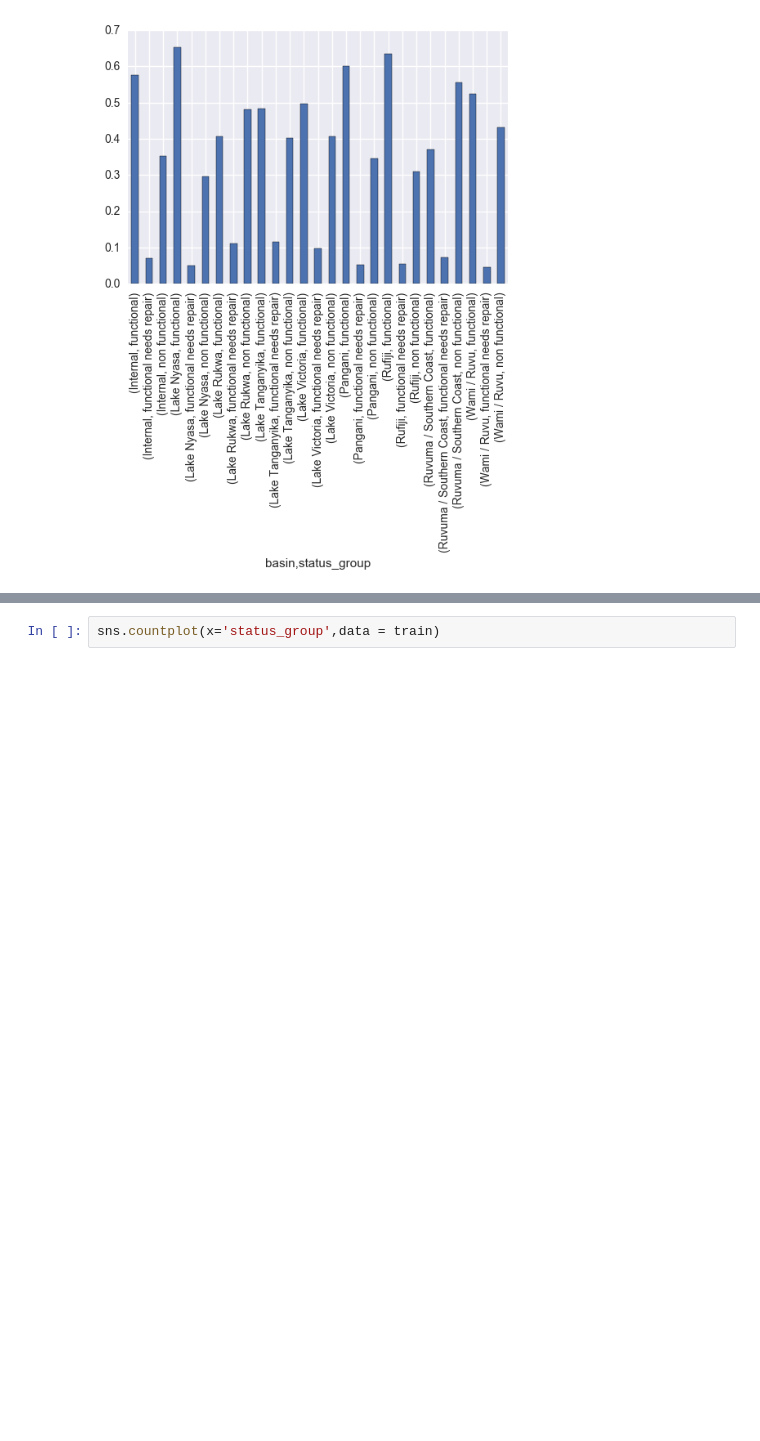
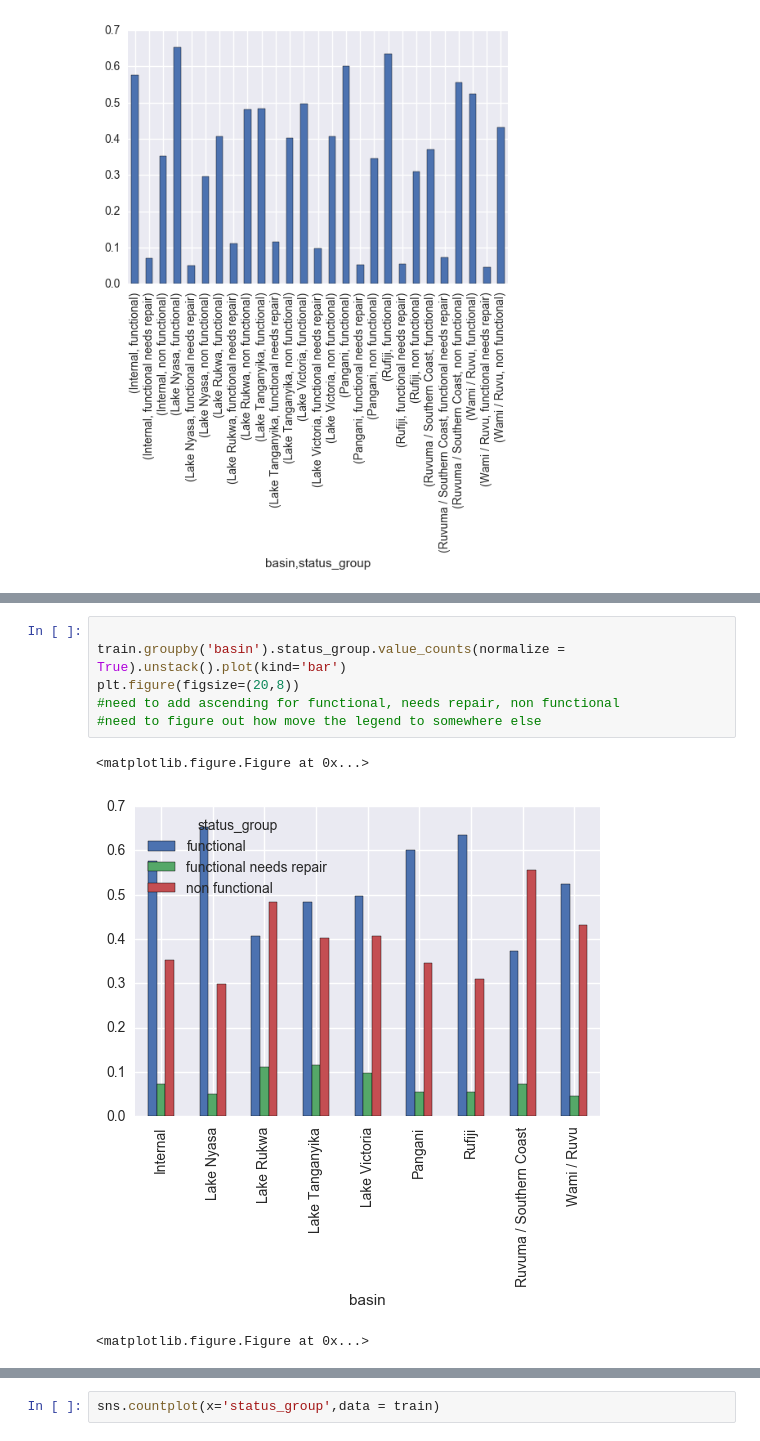
Before and after one commit to JohnErnestBonanno/WaterPump, a Jupyter notebook: Cleaning_WaterPump.ipynb, the cells around one changed output, grey strips where cells are left out. Saved outputs shown, nothing was run; the diff lists cells and outputs as text; blank space fills up the shorter version.

```diff
--- a/Cleaning_WaterPump.ipynb
+++ b/Cleaning_WaterPump.ipynb
@@ -149,0 +189,10 @@ train.groupby('basin').status_group.value_counts(normalize = True,sort=False).pl
+# %%
+
+train.groupby('basin').status_group.value_counts(normalize = True).unstack().plot(kind='bar')
+plt.figure(figsize=(20,8))
+#need to add ascending for functional, needs repair, non functional
+#need to figure out how move the legend to somewhere else
+# %% [output]
+<matplotlib.figure.Figure at 0x...>
+[figure, added]
+<matplotlib.figure.Figure at 0x...>
```
Also changed, not shown: parts of 27 cells of this notebook.
